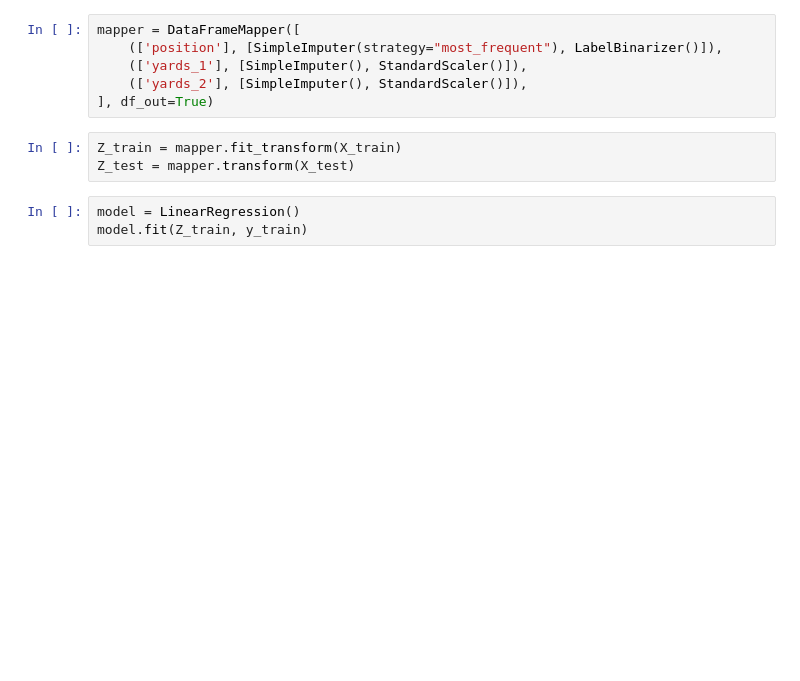
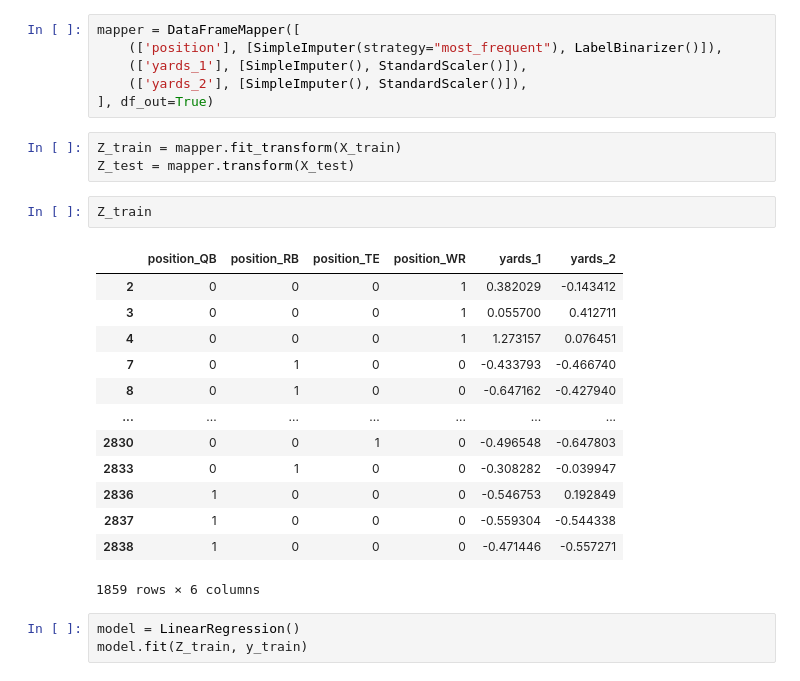
Before and after one commit to cgre23/DE4DS, a Jupyter notebook: 01-model.ipynb, the cells around one changed output. Cells and saved outputs as stored; diff of their text form; blank space fills up the shorter version.

```diff
--- a/01-model.ipynb
+++ b/01-model.ipynb
@@ -108,6 +108,22 @@ mapper = DataFrameMapper([
 # %%
 Z_train = mapper.fit_transform(X_train)
 Z_test = mapper.transform(X_test)
+# %%
+Z_train
+# %% [output]
+|  | position_QB | position_RB | position_TE | position_WR | yards_1 | yards_2 |
+| 2 | 0 | 0 | 0 | 1 | 0.382029 | -0.143412 |
+| 3 | 0 | 0 | 0 | 1 | 0.055700 | 0.412711 |
+| 4 | 0 | 0 | 0 | 1 | 1.273157 | 0.076451 |
+| 7 | 0 | 1 | 0 | 0 | -0.433793 | -0.466740 |
+| 8 | 0 | 1 | 0 | 0 | -0.647162 | -0.427940 |
+| ... | ... | ... | ... | ... | ... | ... |
+| 2830 | 0 | 0 | 1 | 0 | -0.496548 | -0.647803 |
+| 2833 | 0 | 1 | 0 | 0 | -0.308282 | -0.039947 |
+| 2836 | 1 | 0 | 0 | 0 | -0.546753 | 0.192849 |
+| 2837 | 1 | 0 | 0 | 0 | -0.559304 | -0.544338 |
+| 2838 | 1 | 0 | 0 | 0 | -0.471446 | -0.557271 |
+1859 rows × 6 columns
 # %%
 model = LinearRegression()
 model.fit(Z_train, y_train)
```
Also changed, not shown: parts of 9 cells of this notebook, 10 other files.
